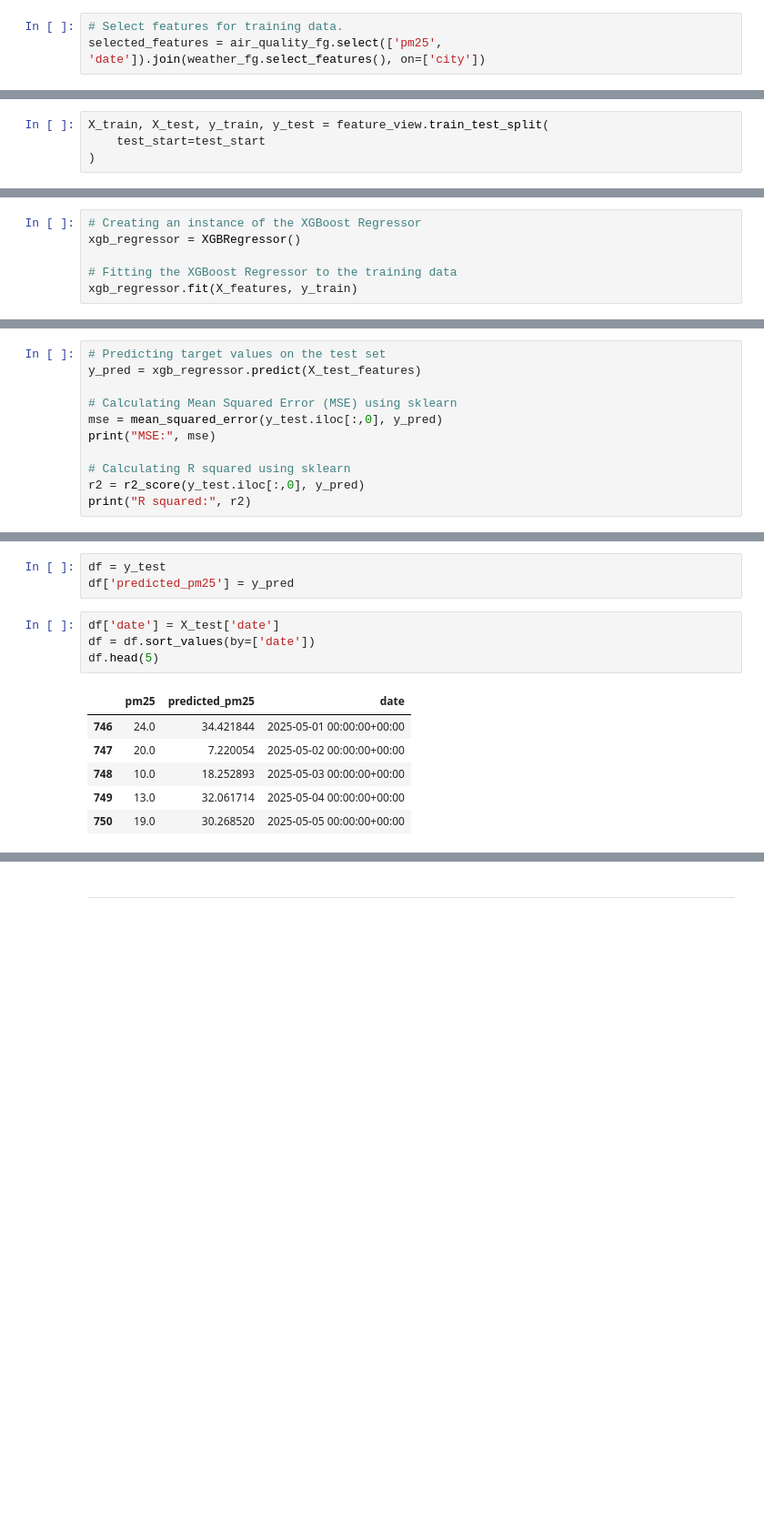
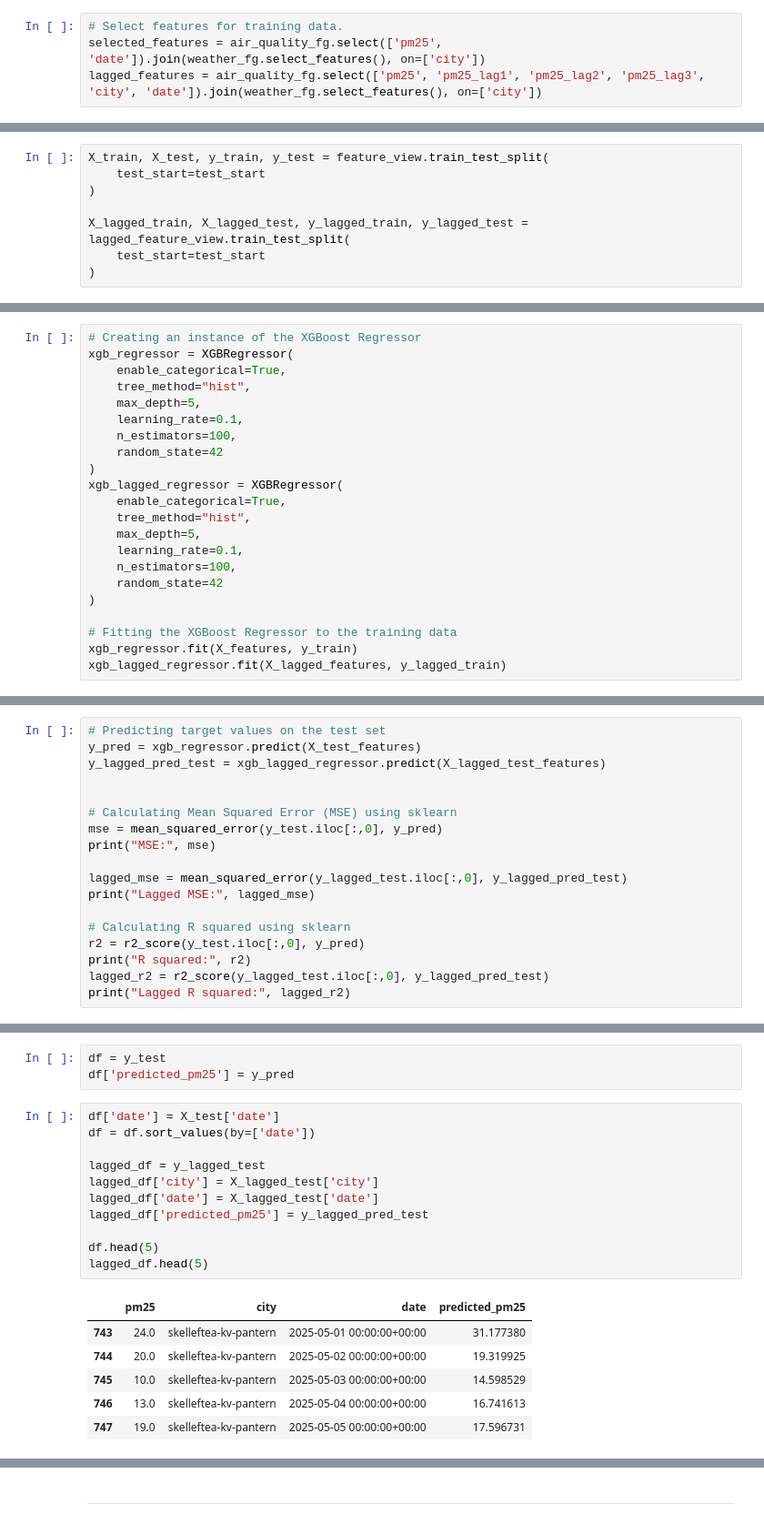
Before and after one commit to gusreinaos/ID2223-scalable-machine-learning, a Jupyter notebook: local_notebooks/3_air_quality_training_pipeline.ipynb, the cells around one changed output, grey strips where cells are left out. Shown at 91% size. Cells and saved outputs as stored; diff of their text form; blank space fills up the shorter version.

```diff
--- a/local_notebooks/3_air_quality_training_pipeline.ipynb
+++ b/local_notebooks/3_air_quality_training_pipeline.ipynb
@@ -93,4 +93,5 @@ weather_fg = fs.get_feature_group(
 # %%
 # Select features for training data.
 selected_features = air_quality_fg.select(['pm25', 'date']).join(weather_fg.select_features(), on=['city'])
+lagged_features = air_quality_fg.select(['pm25', 'pm25_lag1', 'pm25_lag2', 'pm25_lag3', 'city', 'date']).join(weather_fg.select_features(), on=['city'])
 # %% [output]
@@ -138,4 +145,8 @@ test_start = datetime.strptime(start_date_test_data, "%Y-%m-%d")
 X_train, X_test, y_train, y_test = feature_view.train_test_split(
     test_start=test_start
 )
+
+X_lagged_train, X_lagged_test, y_lagged_train, y_lagged_test = lagged_feature_view.train_test_split(
+    test_start=test_start
+)
 # %% [output]
@@ -185,10 +218,26 @@ The `Feature View` is now saved in Hopsworks and you can retrieve it using `Feat
 We will train a regression model to predict pm25 using our 4 features (wind_speed, wind_dir, temp, precipitation)
 # %%
 # Creating an instance of the XGBoost Regressor
-xgb_regressor = XGBRegressor()
+xgb_regressor = XGBRegressor(
+    enable_categorical=True,
+    tree_method="hist",
+    max_depth=5,
+    learning_rate=0.1,
+    n_estimators=100,
+    random_state=42
+)
+xgb_lagged_regressor = XGBRegressor(
+    enable_categorical=True,
+    tree_method="hist",
+    max_depth=5,
+    learning_rate=0.1,
+    n_estimators=100,
+    random_state=42
+)
 
 # Fitting the XGBoost Regressor to the training data
 xgb_regressor.fit(X_features, y_train)
+xgb_lagged_regressor.fit(X_lagged_features, y_lagged_train)
 # %% [output]
 XGBRegressor(base_score=None, booster=None, callbacks=None,
              colsample_bylevel=None, colsample_bynode=None,
@@ -204,12 +253,19 @@ XGBRegressor(base_score=None, booster=None, callbacks=None,
 # %%
 # Predicting target values on the test set
 y_pred = xgb_regressor.predict(X_test_features)
+y_lagged_pred_test = xgb_lagged_regressor.predict(X_lagged_test_features)
+
 
 # Calculating Mean Squared Error (MSE) using sklearn
 mse = mean_squared_error(y_test.iloc[:,0], y_pred)
 print("MSE:", mse)
 
+lagged_mse = mean_squared_error(y_lagged_test.iloc[:,0], y_lagged_pred_test)
+print("Lagged MSE:", lagged_mse)
+
 # Calculating R squared using sklearn
 r2 = r2_score(y_test.iloc[:,0], y_pred)
 print("R squared:", r2)
+lagged_r2 = r2_score(y_lagged_test.iloc[:,0], y_lagged_pred_test)
+print("Lagged R squared:", lagged_r2)
 # %% [output]
@@ -221,14 +279,21 @@ df['predicted_pm25'] = y_pred
 # %%
 df['date'] = X_test['date']
 df = df.sort_values(by=['date'])
+
+lagged_df = y_lagged_test
+lagged_df['city'] = X_lagged_test['city']
+lagged_df['date'] = X_lagged_test['date']
+lagged_df['predicted_pm25'] = y_lagged_pred_test
+
 df.head(5)
+lagged_df.head(5)
 # %% [output]
-|  | pm25 | predicted_pm25 | date |
-| 746 | 24.0 | 34.421844 | 2025-05-01 00:00:00+00:00 |
-| 747 | 20.0 | 7.220054 | 2025-05-02 00:00:00+00:00 |
-| 748 | 10.0 | 18.252893 | 2025-05-03 00:00:00+00:00 |
-| 749 | 13.0 | 32.061714 | 2025-05-04 00:00:00+00:00 |
-| 750 | 19.0 | 30.268520 | 2025-05-05 00:00:00+00:00 |
+|  | pm25 | city | date | predicted_pm25 |
+| 743 | 24.0 | skelleftea-kv-pantern | 2025-05-01 00:00:00+00:00 | 31.177380 |
+| 744 | 20.0 | skelleftea-kv-pantern | 2025-05-02 00:00:00+00:00 | 19.319925 |
+| 745 | 10.0 | skelleftea-kv-pantern | 2025-05-03 00:00:00+00:00 | 14.598529 |
+| 746 | 13.0 | skelleftea-kv-pantern | 2025-05-04 00:00:00+00:00 | 16.741613 |
+| 747 | 19.0 | skelleftea-kv-pantern | 2025-05-05 00:00:00+00:00 | 17.596731 |
 # %%
 # Creating a directory for the model artifacts if it doesn't exist
 model_dir = "air_quality_model"
```
Also changed, not shown: parts of 18 cells of this notebook, 18 other files.
